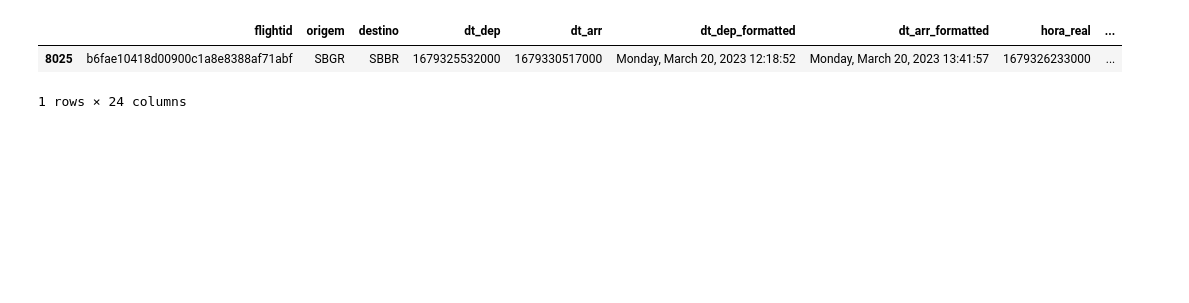
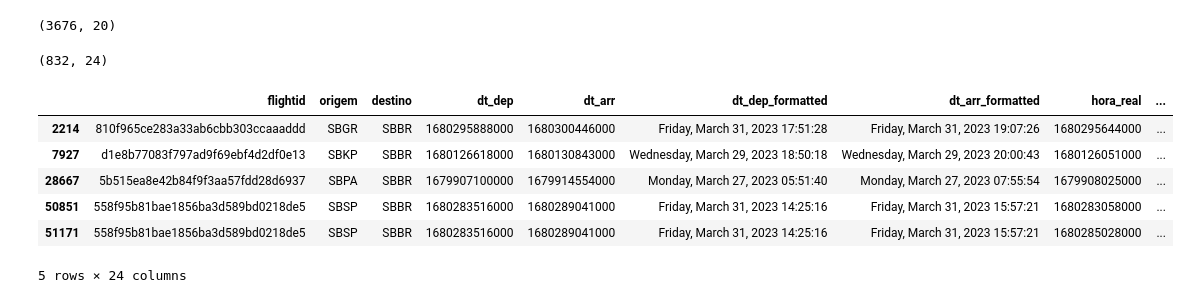
Before and after one commit to lucasgstumpf/DSC-ITA-2023, a Jupyter notebook: src/simpleMerge.ipynb, the cells around one changed output. Saved outputs shown, nothing was run; the diff lists cells and outputs as text; code cells hidden in the pictures; blank space fills up the shorter version.

```diff
--- a/src/simpleMerge.ipynb
+++ b/src/simpleMerge.ipynb
@@ -44,24 +44,36 @@ resultado2 = resultado2.rename(columns={'aero': 'aero_prev'})
 resultado3 = resultado2.merge(metar, left_on=['origem'], right_on=['aero'], how='inner')
 
 # Use uma função lambda para calcular a diferença entre dt_dep e hora
-resultado3 = resultado3[resultado3.apply(lambda row: abs(row['hora'] - row['dt_dep']) <= 1800000, axis=1)]
+resultado3 = resultado3[resultado3.apply(lambda row: abs(row['dt_dep'] - row['hora']) <= 600000, axis=1)]
 resultado3 = resultado3.rename(columns={'hora': 'hora_metar'})
 resultado3 = resultado3.rename(columns={'hora_formatted': 'hora_formatted_metar'})
 resultado3 = resultado3.rename(columns={'aero': 'aero_metar'})
+# %%
+resultado3.shape
+# %% [output]
+(3676, 20)
 # %%
 ## RESULTADO COM METAF
 resultado4 = resultado3.merge(metaf, left_on=['destino'], right_on=['aero'], how='inner')
 
 # Use uma função lambda para calcular a diferença entre dt_dep e hora
-resultado4 = resultado4[resultado4.apply(lambda row: abs(row['hora'] - row['dt_arr']) <= 1800000, axis=1)]
+resultado4 = resultado4[resultado4.apply(lambda row: abs(row['hora'] - row['dt_arr']) <= 600000, axis=1)]
 resultado4 = resultado4.rename(columns={'hora': 'hora_metaf'})
 resultado4 = resultado4.rename(columns={'hora_formatted': 'hora_formatted_metaf'})
 resultado4 = resultado4.rename(columns={'aero': 'aero_metaf'})
+# %%
+resultado4.shape
+# %% [output]
+(832, 24)
 # %%
-resultado4.head(1)
+resultado4.head()
 # %% [output]
 |  | flightid | origem | destino | dt_dep | dt_arr | dt_dep_formatted | dt_arr_formatted | hora_real | ... |
-| 8025 | b6fae10418d00900c1a8e8388af71abf | SBGR | SBBR | 1679325532000 | 1679330517000 | Monday, March 20, 2023 12:18:52 | Monday, March 20, 2023 13:41:57 | 1679326233000 | ... |
+| 2214 | 810f965ce283a33ab6cbb303ccaaaddd | SBGR | SBBR | 1680295888000 | 1680300446000 | Friday, March 31, 2023 17:51:28 | Friday, March 31, 2023 19:07:26 | 1680295644000 | ... |
+| 7927 | d1e8b77083f797ad9f69ebf4d2df0e13 | SBKP | SBBR | 1680126618000 | 1680130843000 | Wednesday, March 29, 2023 18:50:18 | Wednesday, March 29, 2023 20:00:43 | 1680126051000 | ... |
+| 28667 | 5b515ea8e42b84f9f3aa57fdd28d6937 | SBPA | SBBR | 1679907100000 | 1679914554000 | Monday, March 27, 2023 05:51:40 | Monday, March 27, 2023 07:55:54 | 1679908025000 | ... |
+| 50851 | 558f95b81bae1856ba3d589bd0218de5 | SBSP | SBBR | 1680283516000 | 1680289041000 | Friday, March 31, 2023 14:25:16 | Friday, March 31, 2023 15:57:21 | 1680283058000 | ... |
+| 51171 | 558f95b81bae1856ba3d589bd0218de5 | SBSP | SBBR | 1680283516000 | 1680289041000 | Friday, March 31, 2023 14:25:16 | Friday, March 31, 2023 15:57:21 | 1680285028000 | ... |
-1 rows × 24 columns
+5 rows × 24 columns
 # %%
 resultado4.to_csv("../data/processed_data/merged_bronze.csv")
```
Also changed, not shown: 4 other files.
